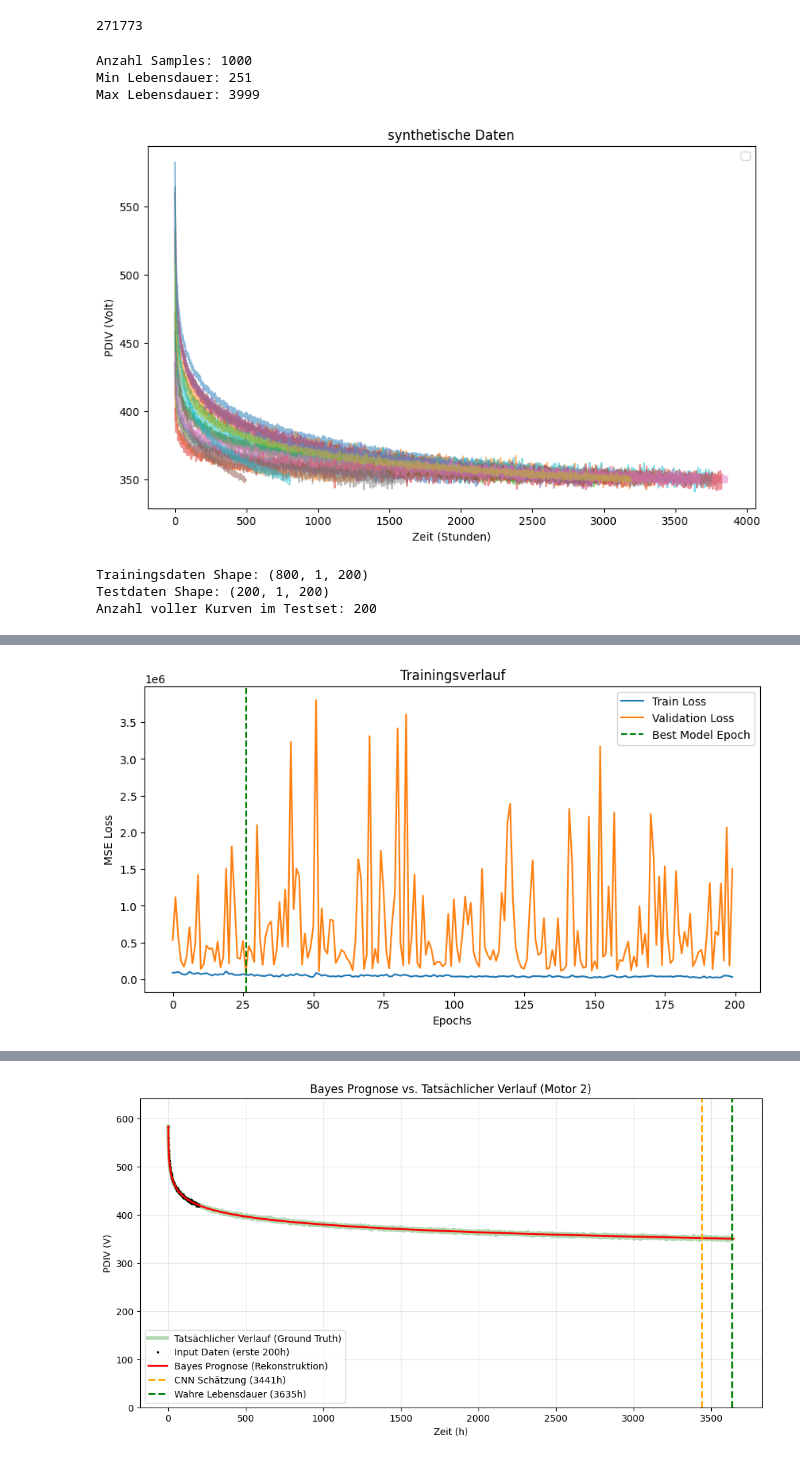
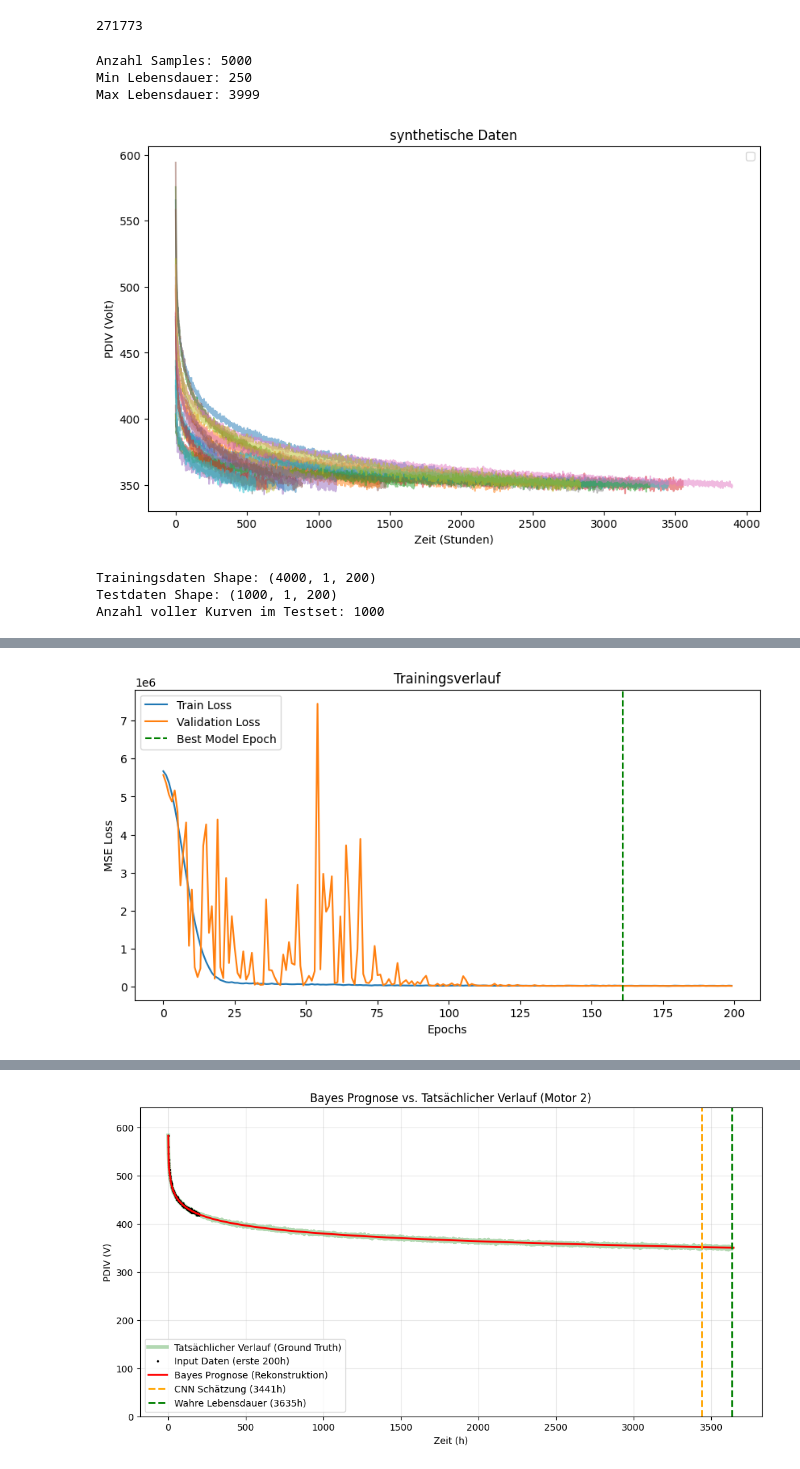
Before and after one commit to ZakAlreich/lfp-battery-degradation, a Jupyter notebook: notebooks/moto_degradation.ipynb, the cells around one changed output, grey strips where cells are left out. Cells and saved outputs as stored; diff of their text form; code cells hidden in the pictures.

Commit message:
Dritter Versuch, bessere Lr, early stopping, mehr samples, Adam

```diff
--- a/notebooks/moto_degradation.ipynb
+++ b/notebooks/moto_degradation.ipynb
@@ -104,7 +104,7 @@ life_sim
 # %% [output]
 271773
 # %%
-def generate_synthetic_motor_data(n_samples=1000):
+def generate_synthetic_motor_data(n_samples=5000):
     all_curves = []
     all_lifetimes = []
 
@@ -141,7 +141,7 @@ def generate_synthetic_motor_data(n_samples=1000):
     return all_curves, np.array(all_lifetimes)
 
 # Daten generieren
-raw_curves, raw_lifetimes = generate_synthetic_motor_data(n_samples=1000)
+raw_curves, raw_lifetimes = generate_synthetic_motor_data(n_samples=5000)
 
 print(f"Anzahl Samples: {len(raw_lifetimes)}")
 print(f"Min Lebensdauer: {min(raw_lifetimes)}")
@@ -159,10 +159,10 @@ plt.title("synthetische Daten")
 plt.legend()
 plt.show()
 # %% [output]
-Anzahl Samples: 1000
-Min Lebensdauer: 251
+Anzahl Samples: 5000
+Min Lebensdauer: 250
 Max Lebensdauer: 3999
-[figure, old version]
+[figure, new version]
 # %%
 # Parameter
 INPUT_WINDOW = 200  #nur die ersten 200 Stunden
@@ -220,9 +220,9 @@ print(f"Trainingsdaten Shape: {X_train.shape}")
 print(f"Testdaten Shape: {X_test.shape}")
 print(f"Anzahl voller Kurven im Testset: {len(curves_test)}")
 # %% [output]
-Trainingsdaten Shape: (800, 1, 200)
-Testdaten Shape: (200, 1, 200)
-Anzahl voller Kurven im Testset: 200
+Trainingsdaten Shape: (4000, 1, 200)
+Testdaten Shape: (1000, 1, 200)
+Anzahl voller Kurven im Testset: 1000
 # %%
 #CNN Modell
 class ResBlock(nn.Module):
@@ -290,7 +290,8 @@ class ResCNN(nn.Module):
 # Modell
 model = ResCNN().to(device)
 criterion = nn.MSELoss()
-optimizer = optim.Adam(model.parameters(), lr=0.01, weight_decay=0.0001)
+optimizer = optim.Adam(model.parameters(), lr=0.001)
+scheduler = optim.lr_scheduler.ReduceLROnPlateau(optimizer, mode='min', factor=0.5, patience=10)
 # %%
 EPOCHS = 200
 train_losses = []
@@ -330,6 +331,7 @@ for epoch in range(EPOCHS):
 
     epoch_val_loss = val_loss / len(test_loader.dataset)
     test_losses.append(epoch_val_loss)
+    scheduler.step(epoch_val_loss)
 
     # CHECKPOINTING
     if epoch_val_loss < best_val_loss:
@@ -380,5 +382,5 @@ Training beendet. Bestes Modell (Val Loss: 101263.6):
 Bestes Modell geladen.
-[figure, old version]
+[figure, new version]
 # %%
 model.eval()
 predictions = []
```
Also changed, not shown: parts of 4 cells of this notebook.
